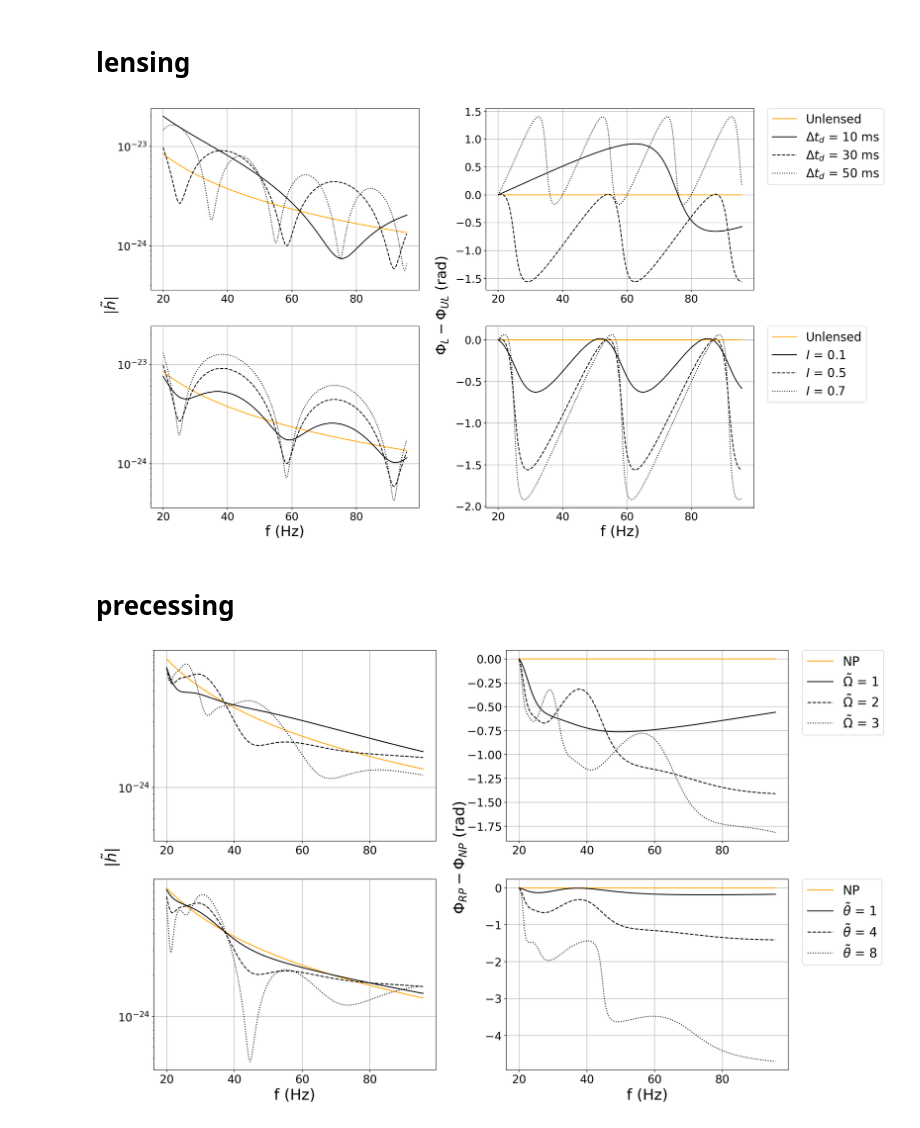
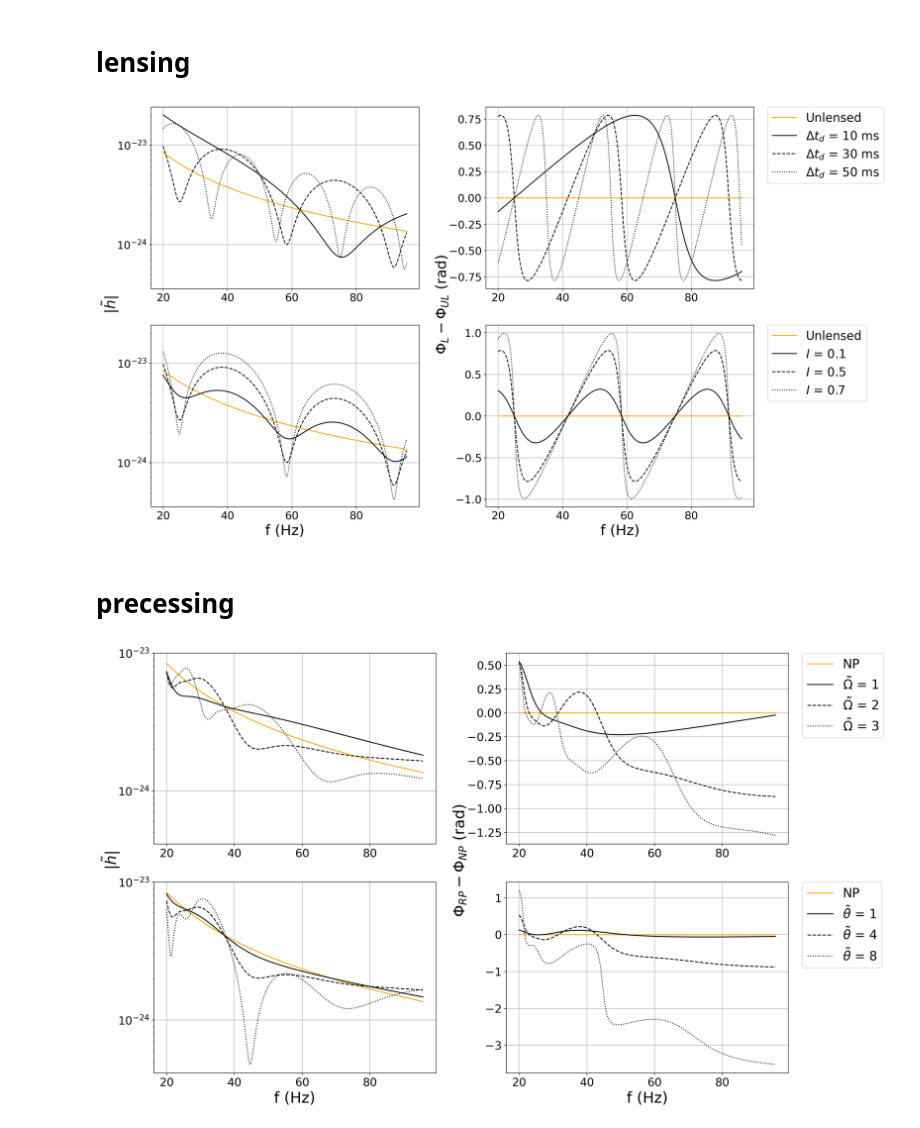
Before and after one commit to fairytien/lensing_and_precession, a Jupyter notebook: notebooks/slices-ver7-paper.ipynb, the cells around one changed output. Saved outputs shown, nothing was run; the diff lists cells and outputs as text; code cells hidden in the pictures.

Commit message:
Fix phase difference to be centered at 0; Adjust the ylimits of RP panels

```diff
--- a/notebooks/slices-ver7-paper.ipynb
+++ b/notebooks/slices-ver7-paper.ipynb
@@ -63,7 +63,6 @@ for i, MLz in enumerate(MLz_arr):
     phase_UL = np.unwrap(np.angle(unlensed_strain))
     phase_L = np.unwrap(np.angle(lensed_strain))
     phase_diff = phase_L - phase_UL
-    phase_diff = np.unwrap(phase_diff - phase_diff[0])
 
     axes[0, 0].plot(
         f_arr,
@@ -124,7 +123,6 @@ for i in range(len(y_arr)):
     phase_UL = np.unwrap(np.angle(unlensed_strain))
     phase_L = np.unwrap(np.angle(lensed_strain))
     phase_diff = phase_L - phase_UL
-    phase_diff = np.unwrap(phase_diff - phase_diff[0])
 
     axes[1, 0].plot(
         f_arr,
@@ -176,7 +174,7 @@ axes[1, 0].set_ylim(y_min, y_max)
 
 fig.savefig("../figures/waveforms_lensed.pdf", bbox_inches="tight")
 # %% [output]
-[figure, old version]
+[figure, new version]
 # %% [markdown]
 # precessing
 # %%
@@ -207,7 +205,6 @@ for i, theta_tilde in enumerate(theta_tilde_arr):
         axes[1, 1].plot(f_arr, np.zeros_like(f_arr), label="NP", color="orange", ls="-")
 
     phase_diff = phase_RP - phase_NP
-    phase_diff = np.unwrap(phase_diff - phase_diff[0])
 
     axes[1, 0].plot(
         f_arr,
@@ -261,7 +258,6 @@ for i, omega_tilde in enumerate(omega_tilde_arr):
         axes[0, 1].plot(f_arr, np.zeros_like(f_arr), label="NP", color="orange", ls="-")
 
     phase_diff = phase_RP - phase_NP
-    phase_diff = np.unwrap(phase_diff - phase_diff[0])
 
     axes[0, 0].plot(
         f_arr,
@@ -287,31 +283,32 @@ axes[0, 0].tick_params(axis="both", which="major", labelsize=18)
 axes[0, 0].grid()
 axes[0, 0].set_yscale("log")
 
 axes[0, 1].tick_params(axis="both", which="major", labelsize=18)
 # axes[0, 1].set_title("Phase Difference", fontsize=24)
 axes[0, 1].grid()
 
 ####################################################################################################
 
 # set one y label for both columns
 fig.text(0.06, 0.5, r"$|\~{h}|$", va="center", rotation="vertical", fontsize=24)
 fig.text(
     0.49,
     0.5,
     r"$\Phi_{RP} - \Phi_{NP}$ (rad)",
     va="center",
     rotation="vertical",
     fontsize=24,
 )
 
 # set y limits for both axes[0, 0] and axes[1, 0] such that they are same
 y0_0 = axes[0, 0].get_ylim()
 y1_0 = axes[1, 0].get_ylim()
 y_max = max(y0_0[1], y1_0[1])
+y_max = 1e-23 if y_max < 1e-23 else y_max
 y_min = min(y0_0[0], y1_0[0])
 axes[0, 0].set_ylim(y_min, y_max)
 axes[1, 0].set_ylim(y_min, y_max)
 
 fig.savefig("../figures/waveforms_RP.pdf", bbox_inches="tight")
 # %% [output]
-[figure, old version]
+[figure, new version]
```
Also changed, not shown: 2 other files.
